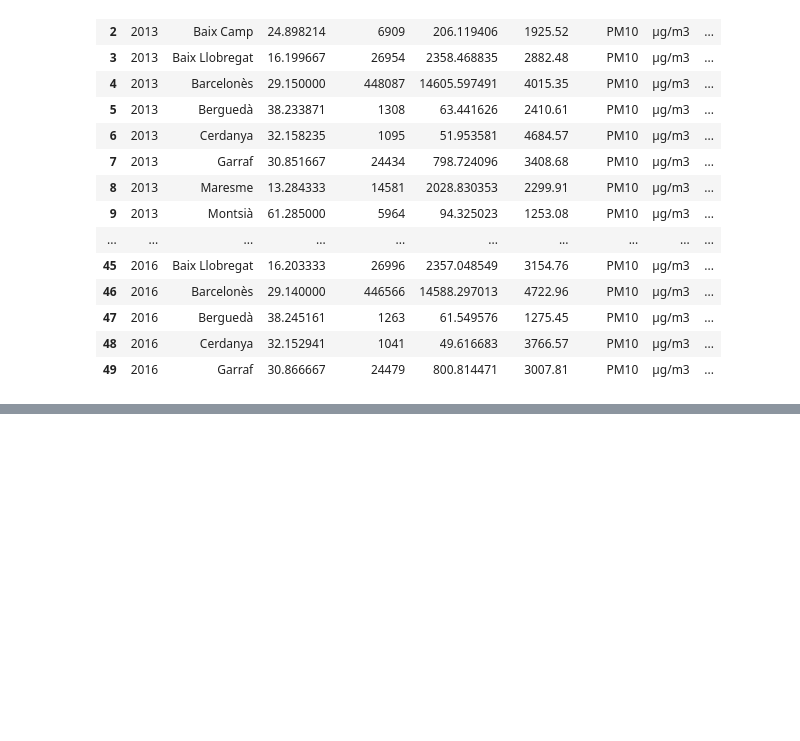
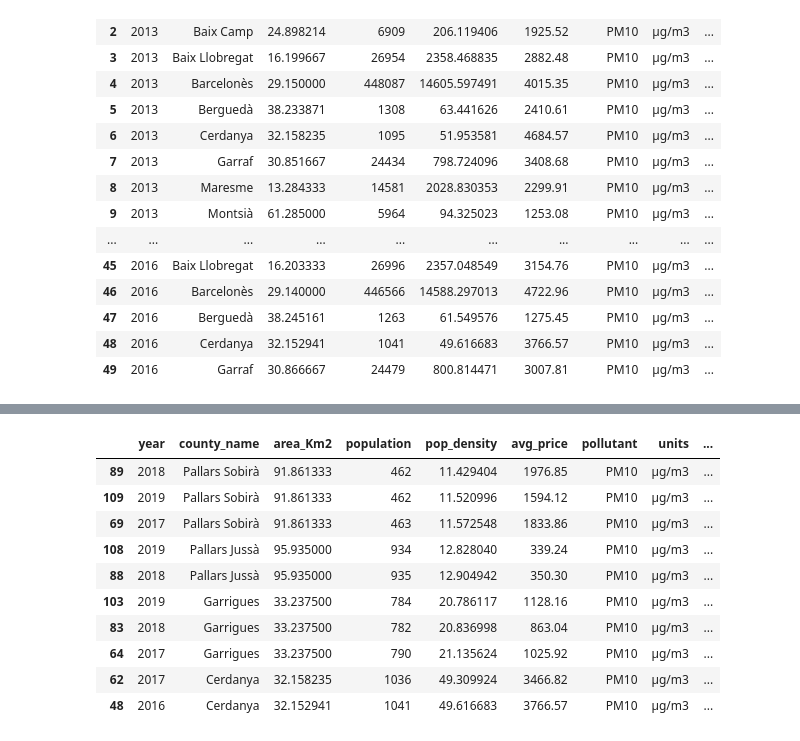
Before and after one commit to ta-data-bcn/Project-Week-5-Your-Own-Project, a Jupyter notebook: datasets/data_united.ipynb, the cells around one changed output, grey strips where cells are left out. Cells and saved outputs as stored; diff of their text form; code cells hidden in the pictures; blank space fills up the shorter version.

```diff
--- a/datasets/data_united.ipynb
+++ b/datasets/data_united.ipynb
@@ -87,0 +106,14 @@ array([[<matplotlib.axes._subplots.AxesSubplot object at 0x...>,
+# %%
+head_density.head(10)
+# %% [output]
+|  | year | county_name | area_Km2 | population | pop_density | avg_price | pollutant | units | ... |
+| 89 | 2018 | Pallars Sobirà | 91.861333 | 462 | 11.429404 | 1976.85 | PM10 | µg/m3 | ... |
+| 109 | 2019 | Pallars Sobirà | 91.861333 | 462 | 11.520996 | 1594.12 | PM10 | µg/m3 | ... |
+| 69 | 2017 | Pallars Sobirà | 91.861333 | 463 | 11.572548 | 1833.86 | PM10 | µg/m3 | ... |
+| 108 | 2019 | Pallars Jussà | 95.935000 | 934 | 12.828040 | 339.24 | PM10 | µg/m3 | ... |
+| 88 | 2018 | Pallars Jussà | 95.935000 | 935 | 12.904942 | 350.30 | PM10 | µg/m3 | ... |
+| 103 | 2019 | Garrigues | 33.237500 | 784 | 20.786117 | 1128.16 | PM10 | µg/m3 | ... |
+| 83 | 2018 | Garrigues | 33.237500 | 782 | 20.836998 | 863.04 | PM10 | µg/m3 | ... |
+| 64 | 2017 | Garrigues | 33.237500 | 790 | 21.135624 | 1025.92 | PM10 | µg/m3 | ... |
+| 62 | 2017 | Cerdanya | 32.158235 | 1036 | 49.309924 | 3466.82 | PM10 | µg/m3 | ... |
+| 48 | 2016 | Cerdanya | 32.152941 | 1041 | 49.616683 | 3766.57 | PM10 | µg/m3 | ... |
```
Also changed, not shown: parts of 6 cells of this notebook, 7 other files.
